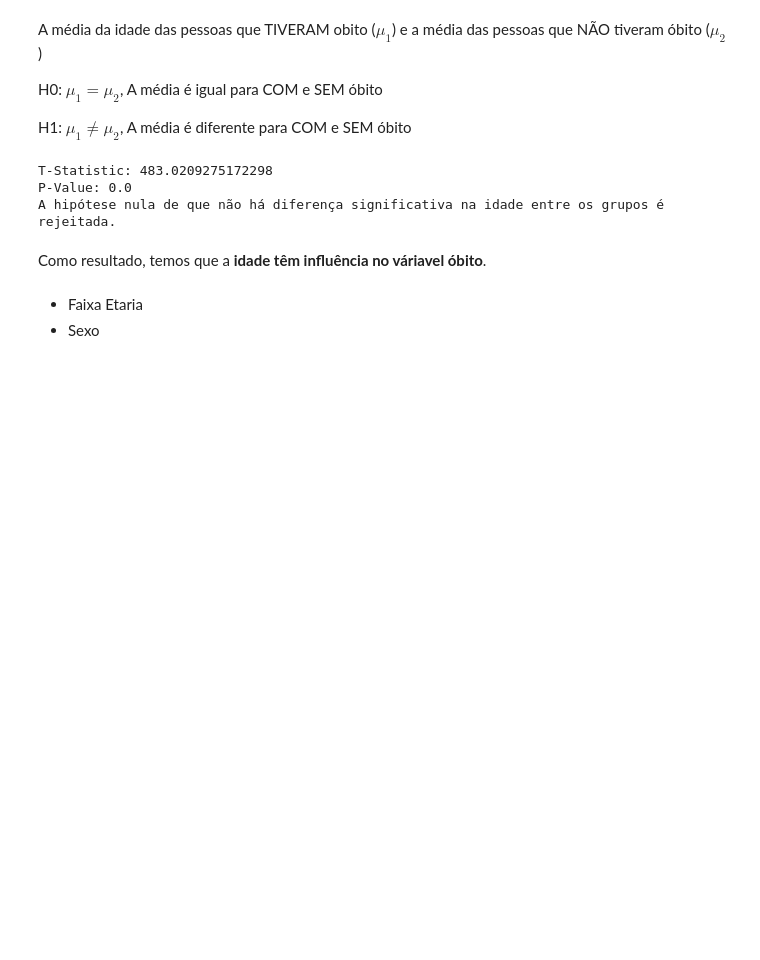
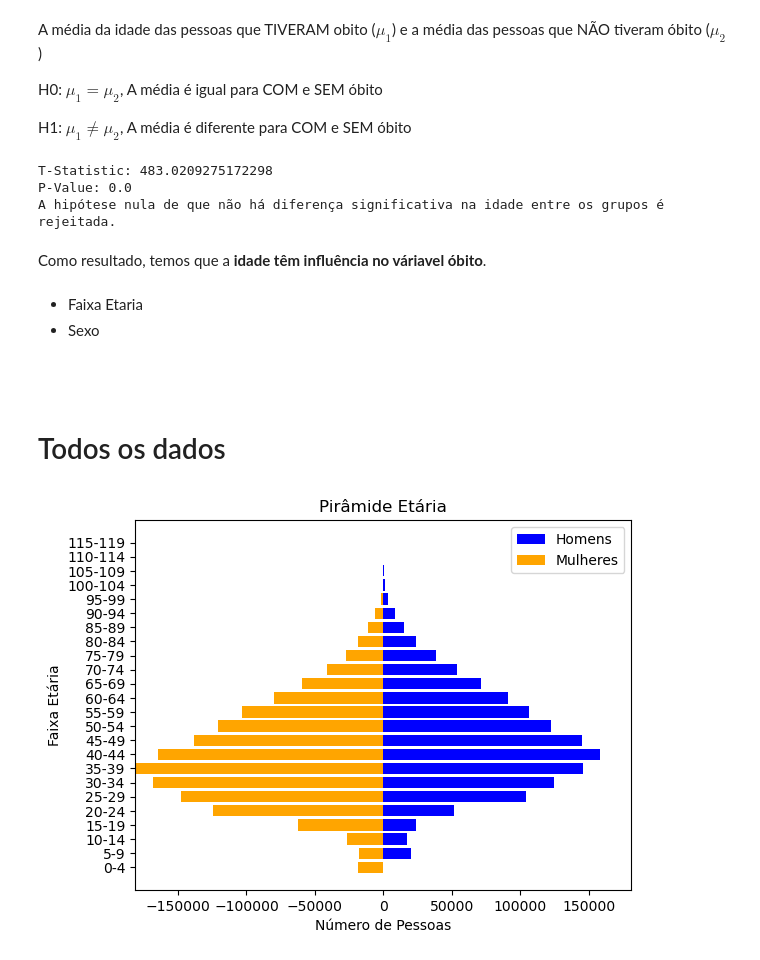
Before and after one commit to andregdmitri/SCC0957-PraticaCienciaDados, a Jupyter notebook: testes_estatisticos.ipynb, the cells around one changed output. Saved outputs shown, nothing was run; the diff lists cells and outputs as text; code cells hidden in the pictures; blank space fills up the shorter version.

Commit message:
adicionando todas faixas etarias

```diff
--- a/testes_estatisticos.ipynb
+++ b/testes_estatisticos.ipynb
@@ -422,3 +422,41 @@ Como resultado, temos que a **idade têm influência no  váriavel óbito**.
 # %% [markdown]
 - Faixa Etaria
 - Sexo
+# %% [markdown]
+#
+# %%
+import matplotlib.pyplot as plt
+import numpy as np
+
+def gera_piramide_etaria(data):
+    contagem_idade_homens = [x for x in (data.loc[data['cs_sexo'] == 'masculino', 'idade']//5).value_counts().sort_index(ascending=False)]
+    contagem_idade_mulheres = [x for x in (data.loc[data['cs_sexo'] == 'feminino', 'idade']//5).value_counts().sort_index(ascending=False)]
+
+    # Valores Maximos
+    max_len = max(len(contagem_idade_homens), len(contagem_idade_mulheres))
+    contagem_idade_homens.extend([0] * (max_len - len(contagem_idade_homens)))
+    contagem_idade_mulheres.extend([0] * (max_len - len(contagem_idade_mulheres)))
+
+    # Criar faixas etárias
+    faixas_etarias = np.flip([str(i*5) + '-' + str((i+1)*5-1) for i in range(max_len)])
+
+    # Plotar a pirâmide etária
+    fig, ax = plt.subplots()
+
+    # Homens à esquerda
+    ax.barh(faixas_etarias, contagem_idade_homens, color='blue', label='Homens')
+
+    # Mulheres à direita
+    ax.barh(faixas_etarias, [-x for x in contagem_idade_mulheres], color='orange', label='Mulheres')
+
+    # Ajustes estéticos
+    ax.set_xlabel('Número de Pessoas')
+    ax.set_ylabel('Faixa Etária')
+    ax.set_title('Pirâmide Etária')
+    ax.legend()
+    max_value = max(max(contagem_idade_homens), max(contagem_idade_mulheres))
+    ax.set_xlim(-max_value, max_value)
+
+    # Inverter eixo y para ter a faixa etária mais jovem na parte inferior
+    ax.invert_yaxis()
+    plt.show()
@@ -424,0 +487,6 @@ Como resultado, temos que a **idade têm influência no  váriavel óbito**.
+# %% [markdown]
+# Todos os dados
+# %%
+gera_piramide_etaria(df)
+# %% [output]
+[figure, added]
```
Also changed, not shown: parts of 81 cells of this notebook.
